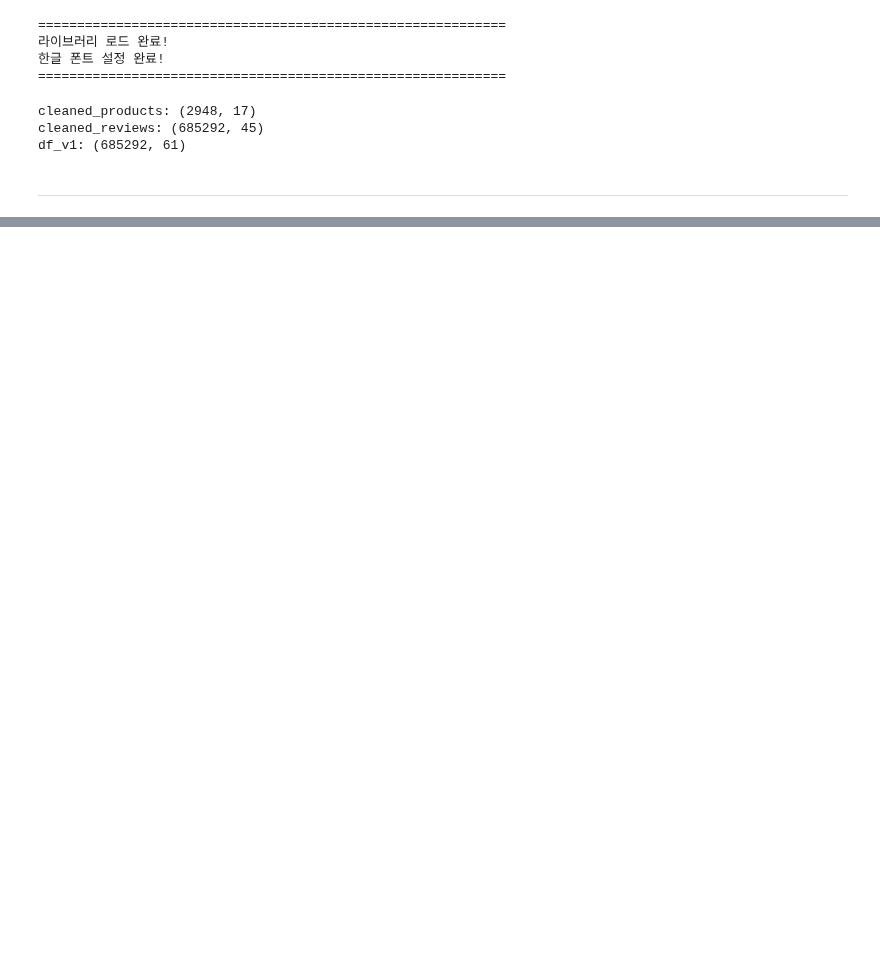
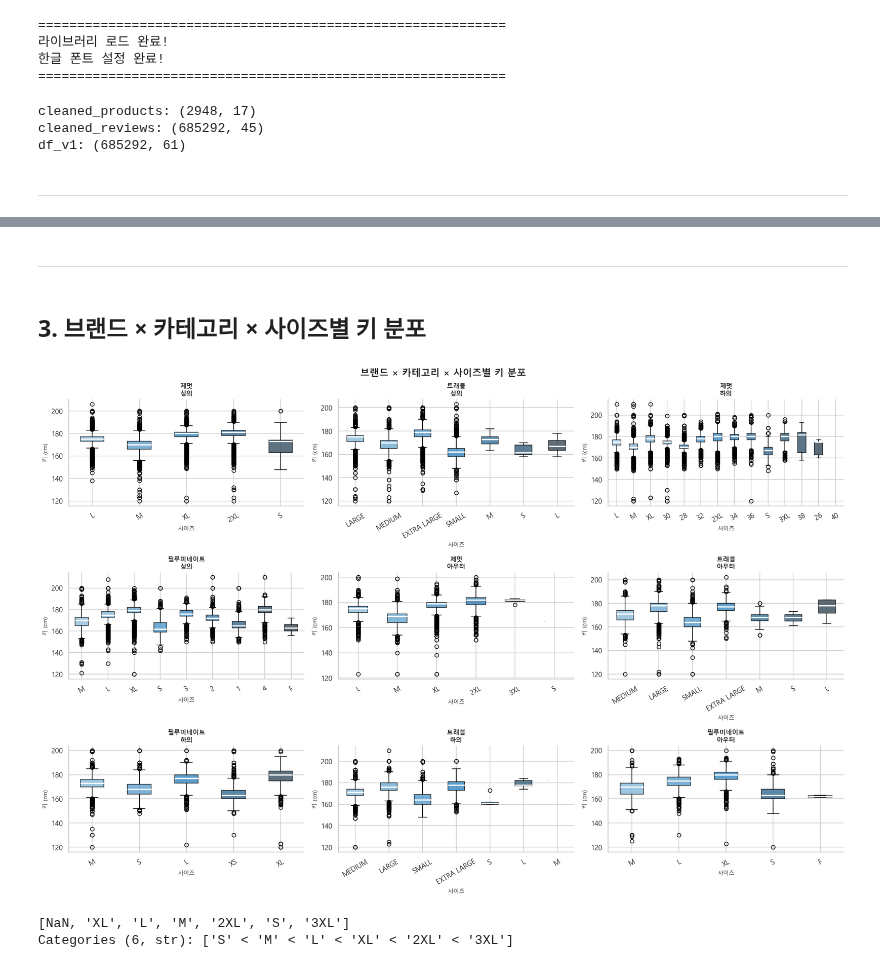
Before and after one commit to yoohengu/review_analysis_filluminate, a Jupyter notebook: yhg/04_eda.ipynb, the cells around one changed output, grey strips where cells are left out. Drawn from its saved outputs; the diff is of its cells as text; code cells hidden in the pictures; blank space fills up the shorter version.

```diff
--- a/yhg/04_eda.ipynb
+++ b/yhg/04_eda.ipynb
@@ -54,0 +241,52 @@ df_v1: (685292, 61)
+# %% [markdown]
+---
+# %% [markdown]
+## 3. 브랜드 × 카테고리 × 사이즈별 키 분포
+# %%
+df_size = df.dropna(subset=['구매사이즈'])
+n_groups = len(group_order_all)
+ncols = 3
+nrows = int(np.ceil(n_groups / ncols))
+
+fig, axes = plt.subplots(nrows, ncols, figsize=(18, nrows * 4))
+fig.suptitle('브랜드 × 카테고리 × 사이즈별 키 분포', fontsize=15, fontweight='bold')
+axes = axes.flatten() if n_groups > 1 else [axes]
+
+for ax, g in zip(axes, group_order_all):
+    grp = df_size[df_size['브랜드_카테고리'] == g]
+    sizes_in_grp = grp['구매사이즈'].dropna().unique().tolist()
+    # 리뷰 수 기준 정렬
+    sizes_in_grp = (
+        grp['구매사이즈'].value_counts().index.tolist()
+    )
+    size_data = [grp.loc[grp['구매사이즈'] == s, '키'].dropna().values for s in sizes_in_grp]
+    size_data = [(s, d) for s, d in zip(sizes_in_grp, size_data) if len(d) > 0]
+    if not size_data:
+        ax.set_visible(False)
+        continue
+    labels, data = zip(*size_data)
+
+    bp = ax.boxplot(data, labels=labels, patch_artist=True,
+                    medianprops=dict(color='white', linewidth=2))
+    colors = sns.color_palette('Blues_d', len(labels))
+    for patch, color in zip(bp['boxes'], colors):
+        patch.set_facecolor(color)
+        patch.set_alpha(0.8)
+
+    ax.set_title(g, fontsize=10, fontweight='bold')
+    ax.set_xlabel('사이즈', fontsize=9)
+    ax.set_ylabel('키 (cm)', fontsize=9)
+    ax.tick_params(axis='x', rotation=30)
+
+for ax in axes[len(group_order_all):]:
+    ax.set_visible(False)
+
+plt.tight_layout()
+plt.show()
+# %% [output]
+[figure, added]
+# %%
+print(df['구매사이즈'].unique())
+# %% [output]
+[NaN, 'XL', 'L', 'M', '2XL', 'S', '3XL']
+Categories (6, str): ['S' < 'M' < 'L' < 'XL' < '2XL' < '3XL']
```
Also changed, not shown: parts of 33 cells of this notebook, 1 other file.
